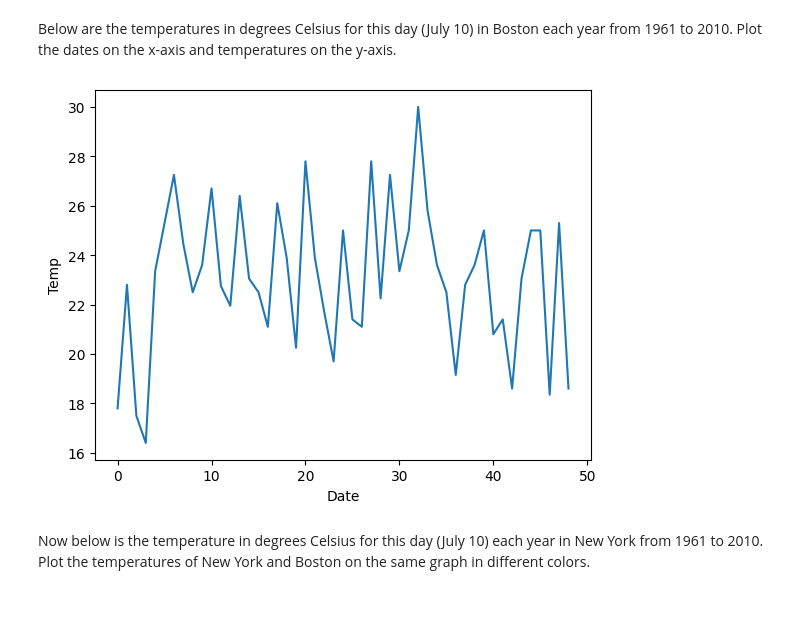
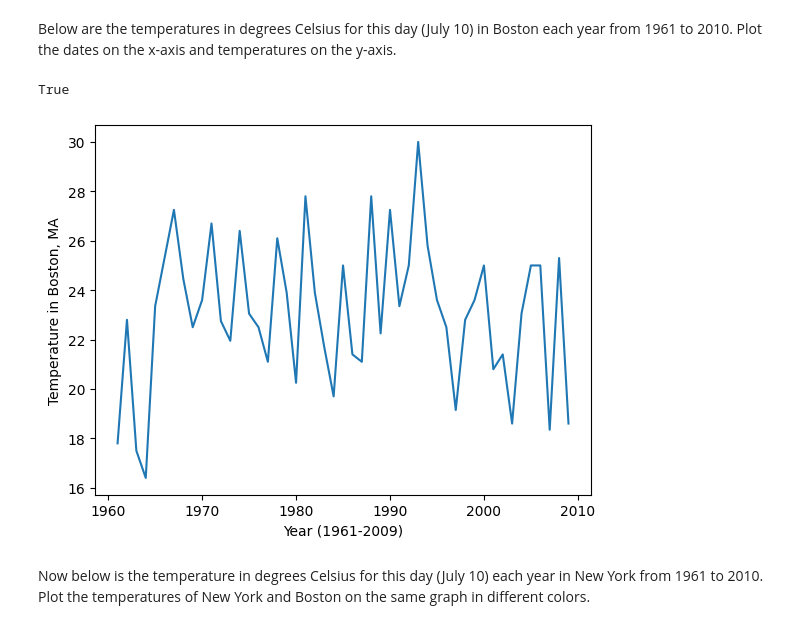
Before and after one commit to erickzheng9/Medlytics_2026, a Jupyter notebook: Week 1/Notebooks/02_Pandas_and_Matplotlib/Matplotlib_Exercises.ipynb, the cells around one changed output. Saved outputs shown, nothing was run; the diff lists cells and outputs as text; code cells hidden in the pictures.

```diff
--- a/Week 1/Notebooks/02_Pandas_and_Matplotlib/Matplotlib_Exercises.ipynb
+++ b/Week 1/Notebooks/02_Pandas_and_Matplotlib/Matplotlib_Exercises.ipynb
@@ -14,14 +14,18 @@ temp_boston = [17.8, 22.8, 17.5, 16.4, 23.35, 25.3, 27.25, 24.45, 22.5, 23.6, 26
 23.05, 22.5, 21.1, 26.1, 23.9, 20.25, 27.8, 23.9, 21.7, 19.7, 25.0, 21.4, 21.1, 27.8, 22.25, 27.25,
 23.35, 25.0, 30.0, 25.8, 23.6, 22.5,19.15, 22.8, 23.6, 25.0, 20.8, 21.4, 18.6, 23.05, 25.0, 25.0,
 18.35, 25.3, 18.6]
-# %%
-# YOUR CODE HERE
-plt.xlabel('Date')
-plt.ylabel('Temp')
-plt.plot(temp_boston)
-plt.show()
-# %% [output]
-[figure, removed]
+# %%
+# YOUR CODE HERE
+years=np.arange(1961, 2010)
+print(len(years) == len(temp_boston))
+
+plt.plot(years, temp_boston)
+plt.xlabel("Year (1961-2009)")
+plt.ylabel("Temperature in Boston, MA")
+plt.show()
+# %% [output]
+True
+[figure, added]
 # %% [markdown]
 Now below is the temperature in degrees Celsius for this day (July 10) each year in New York from 1961 to 2010. Plot the temperatures of New York and Boston on the same graph in different colors.
 # %%
```
Also changed, not shown: parts of 7 cells of this notebook.
